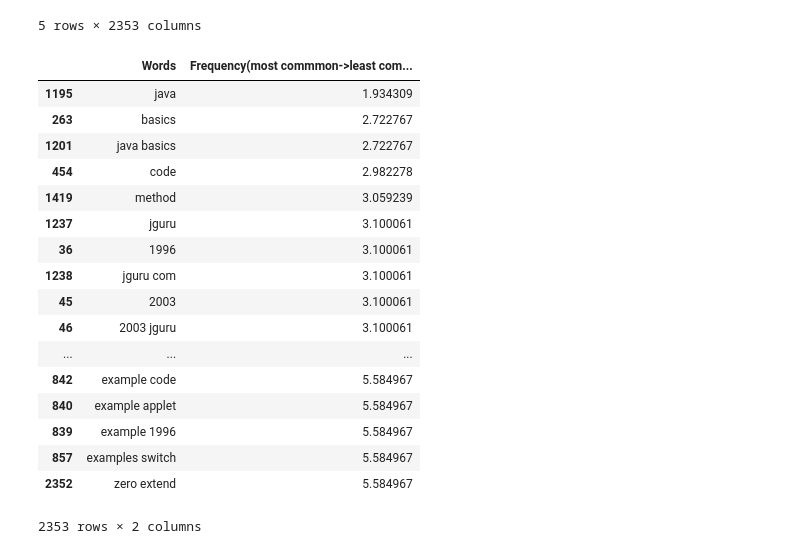
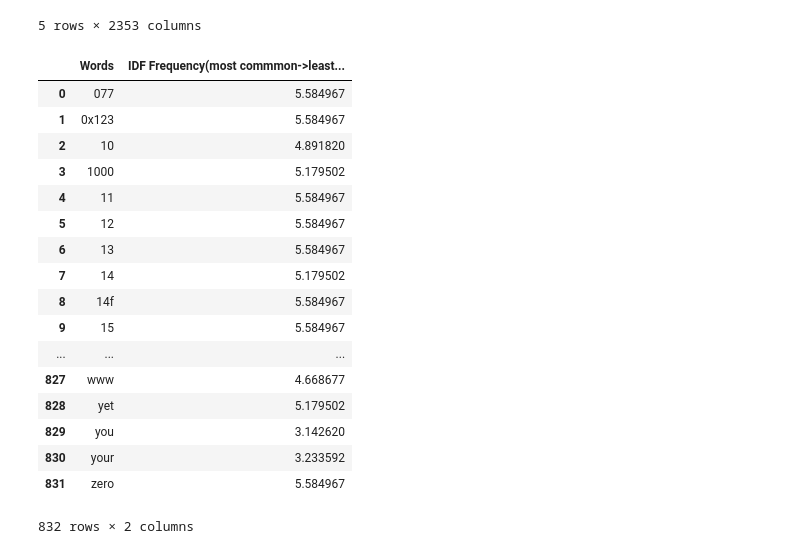
Before and after one commit to tanmaypandey7/Java-e-Book-NLP-Analysis, a Jupyter notebook: Assignment_NLP.ipynb, the cells around one changed output. Drawn from its saved outputs; the diff is of its cells as text; code cells hidden in the pictures.

```diff
--- a/Assignment_NLP.ipynb
+++ b/Assignment_NLP.ipynb
@@ -129,5 +129,5 @@ True
 # %%
 #Tokenizing and stopwords removal
 # tokens=word_tokenize(my_new_string)
-# sw=stopwords.words('english')
+sw=stopwords.words('english')
 # len(tokens)
@@ -136,7 +134,8 @@ True
 # %%
 #preprocessing to remove useless words
-# keywords=[x for x in my_new_string if not x in sw ]
+keywords=[x for x in sent_tokenize_list if not x in sw ]
 # z=[re.findall('\d+|\D+', x) for x in my_new_string]
 # [x for sublist in z for x in sublist]
 # z2=[x for x in sent_tokenize_list if not x.isdigit()]
 # final_str[:10]
+for x in sent_tokenize_list:
@@ -158,33 +175,35 @@ df1.head()
 # %%
 import pandas as pd
 from sklearn.feature_extraction.text import TfidfVectorizer
-vectorizer = TfidfVectorizer(max_df=2.0, min_df=1,max_features=None, stop_words="english",ngram_range=(1,2))
-tfidf_matrix = vectorizer.fit_transform(sent_tokenize_list)
+vectorizer = TfidfVectorizer(max_df=2.0, min_df=1,max_features=None)
+tfidf_matrix = vectorizer.fit_transform(keywords)
 feature_names = vectorizer.get_feature_names()
 idf =(vectorizer.idf_)
 dict_=dict(zip(feature_names, idf))
-df=pd.DataFrame(list(dict_.items()),columns=['Words','Frequency(most commmon->least common)'])
-df.sort_values(['Frequency(most commmon->least common)'],inplace=True)
+dict_sorted=sorted(dict_.items(), key=lambda x: x[1])
+df=pd.DataFrame(list(dict_.items()),columns=['Words','IDF Frequency(most commmon->least common)'])
+# df.sort_values(['IDF Frequency(most commmon->least common)'],inplace=True)
 df
+# sorted(dict_.items(), key=lambda x: x[1])
 # %% [output]
-|  | Words | Frequency(most commmon->least com... |
-| 1195 | java | 1.934309 |
-| 263 | basics | 2.722767 |
-| 1201 | java basics | 2.722767 |
-| 454 | code | 2.982278 |
-| 1419 | method | 3.059239 |
-| 1237 | jguru | 3.100061 |
-| 36 | 1996 | 3.100061 |
-| 1238 | jguru com | 3.100061 |
-| 45 | 2003 | 3.100061 |
-| 46 | 2003 jguru | 3.100061 |
+|  | Words | IDF Frequency(most commmon->least... |
+| 0 | 077 | 5.584967 |
+| 1 | 0x123 | 5.584967 |
+| 2 | 10 | 4.891820 |
+| 3 | 1000 | 5.179502 |
+| 4 | 11 | 5.584967 |
+| 5 | 12 | 5.584967 |
+| 6 | 13 | 5.584967 |
+| 7 | 14 | 5.179502 |
+| 8 | 14f | 5.584967 |
+| 9 | 15 | 5.584967 |
 | ... | ... | ... |
-| 842 | example code | 5.584967 |
-| 840 | example applet | 5.584967 |
-| 839 | example 1996 | 5.584967 |
-| 857 | examples switch | 5.584967 |
-| 2352 | zero extend | 5.584967 |
+| 827 | www | 4.668677 |
+| 828 | yet | 5.179502 |
+| 829 | you | 3.142620 |
+| 830 | your | 3.233592 |
+| 831 | zero | 5.584967 |
-2353 rows × 2 columns
+832 rows × 2 columns
 # %%
 df.to_csv("final rankings_wordtokenzie.csv",index=False)
 # %%
```
Also changed, not shown: parts of 17 cells of this notebook.
